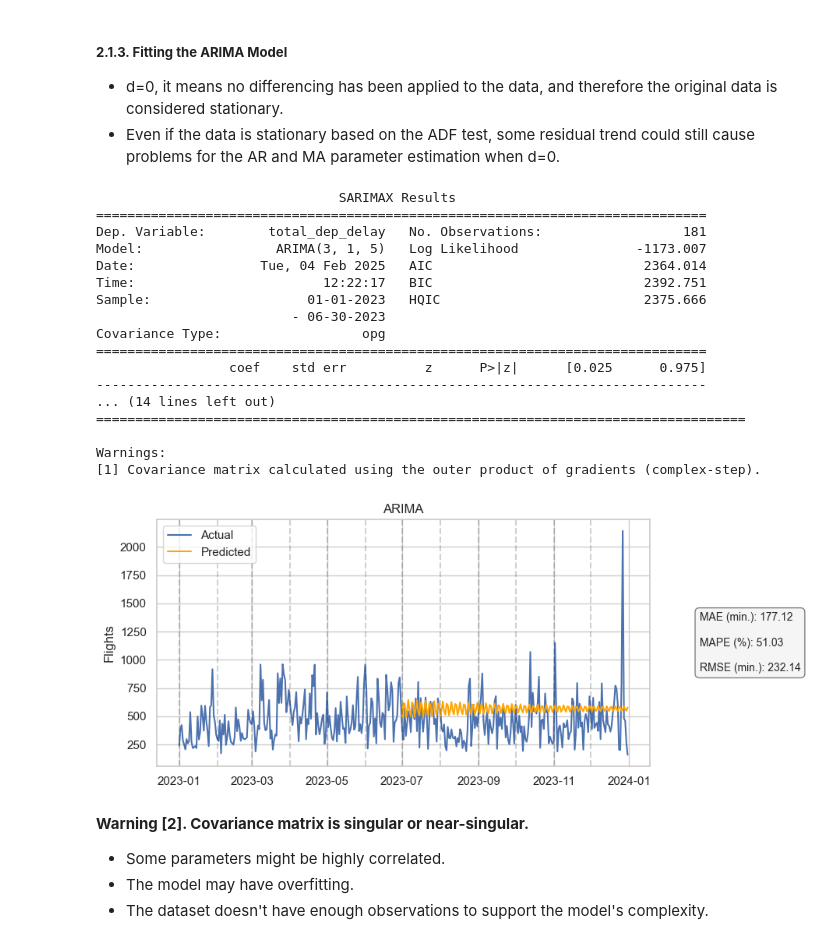
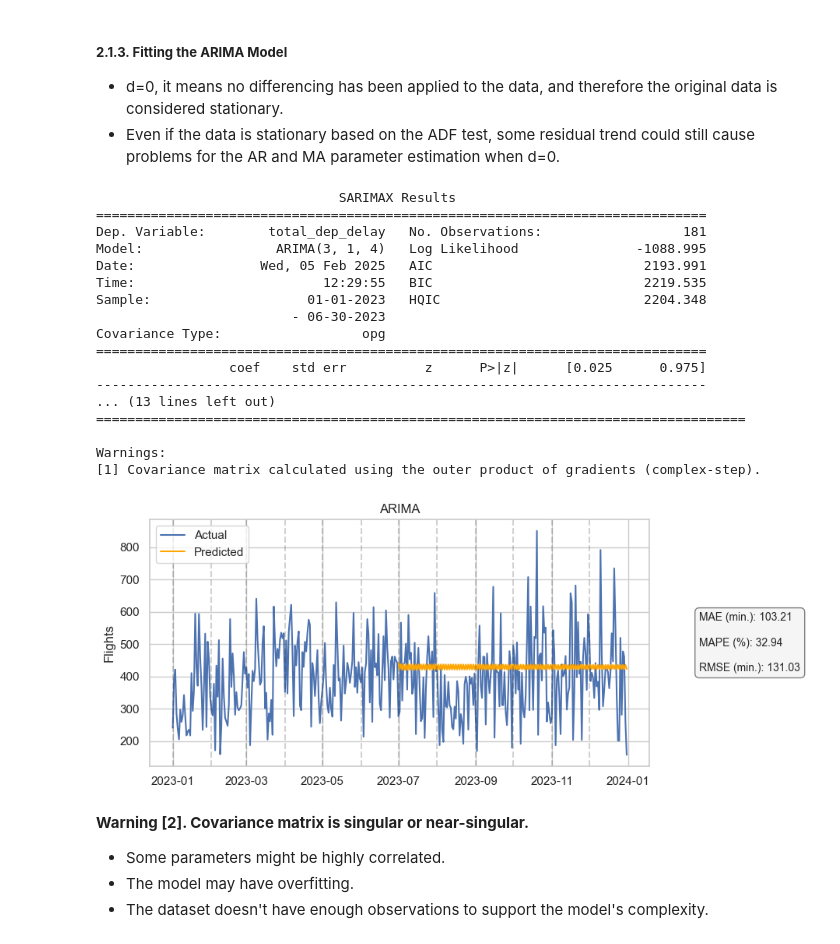
Before and after one commit to DT-Service-Consulting/avstats, a Jupyter notebook: avstats/AvStats_ML.ipynb, the cells around one changed output. Cells and saved outputs as stored; diff of their text form; code cells hidden in the pictures.

```diff
--- a/avstats/AvStats_ML.ipynb
+++ b/avstats/AvStats_ML.ipynb
@@ -347,7 +344,7 @@ test_end = datetime(2023, 12, 31)
 start_date = datetime(2023, 1, 1)
 end_date = datetime(2023, 12, 31)
 
-arima_analysis = TimeSeriesAnalysis(df_BRU_MAD, start_date, end_date, train_end, test_end, column='total_dep_delay')
+arima_analysis = TimeSeriesAnalysis(df_BRU_MAD_daily, start_date, end_date, train_end, test_end, column='total_dep_delay')
 differenced_data, is_stationary = arima_analysis.check_stationarity()
 
 if is_stationary:
@@ -403,29 +400,29 @@ PACF Plot: This plot shows the partial correlation of the series with its lags,
 * d=0, it means no differencing has been applied to the data, and therefore the original data is considered stationary.
 * Even if the data is stationary based on the ADF test, some residual trend could still cause problems for the AR and MA parameter estimation when d=0.
 # %%
-arima_model, arima_test_data, arima_predictions, arima_residuals, arima_metrics = arima_analysis.arima_sarimax_forecast(order=(3, 1, 5)) #3, 1, 3 or 2, 1, 3
+arima_model, arima_test_data, arima_predictions, arima_residuals, arima_metrics = arima_analysis.arima_sarimax_forecast(order=(3, 1, 4)) #3, 1, 3 or 2, 1, 3
 
 # Store results
 evaluation_results.append({"Model": "ARIMA", **arima_metrics})
 # %% [output]
                                SARIMAX Results
 ==============================================================================
 Dep. Variable:        total_dep_delay   No. Observations:                  181
-Model:                 ARIMA(3, 1, 5)   Log Likelihood               -1173.007
-Date:                Tue, 04 Feb 2025   AIC                           2364.014
-Time:                        12:22:17   BIC                           2392.751
-Sample:                    01-01-2023   HQIC                          2375.666
+Model:                 ARIMA(3, 1, 4)   Log Likelihood               -1088.995
+Date:                Wed, 05 Feb 2025   AIC                           2193.991
+Time:                        12:29:55   BIC                           2219.535
+Sample:                    01-01-2023   HQIC                          2204.348
                          - 06-30-2023
 Covariance Type:                  opg
 ==============================================================================
                  coef    std err          z      P>|z|      [0.025      0.975]
 ------------------------------------------------------------------------------
-... (14 lines left out)
+... (13 lines left out)
 ===================================================================================
 
 Warnings:
 [1] Covariance matrix calculated using the outer product of gradients (complex-step).
-[figure, old version]
+[figure, new version]
 # %% [markdown]
 **Warning [2]. Covariance matrix is singular or near-singular.**
 * Some parameters might be highly correlated.
```
Also changed, not shown: parts of 14 cells of this notebook, 4 other files.
